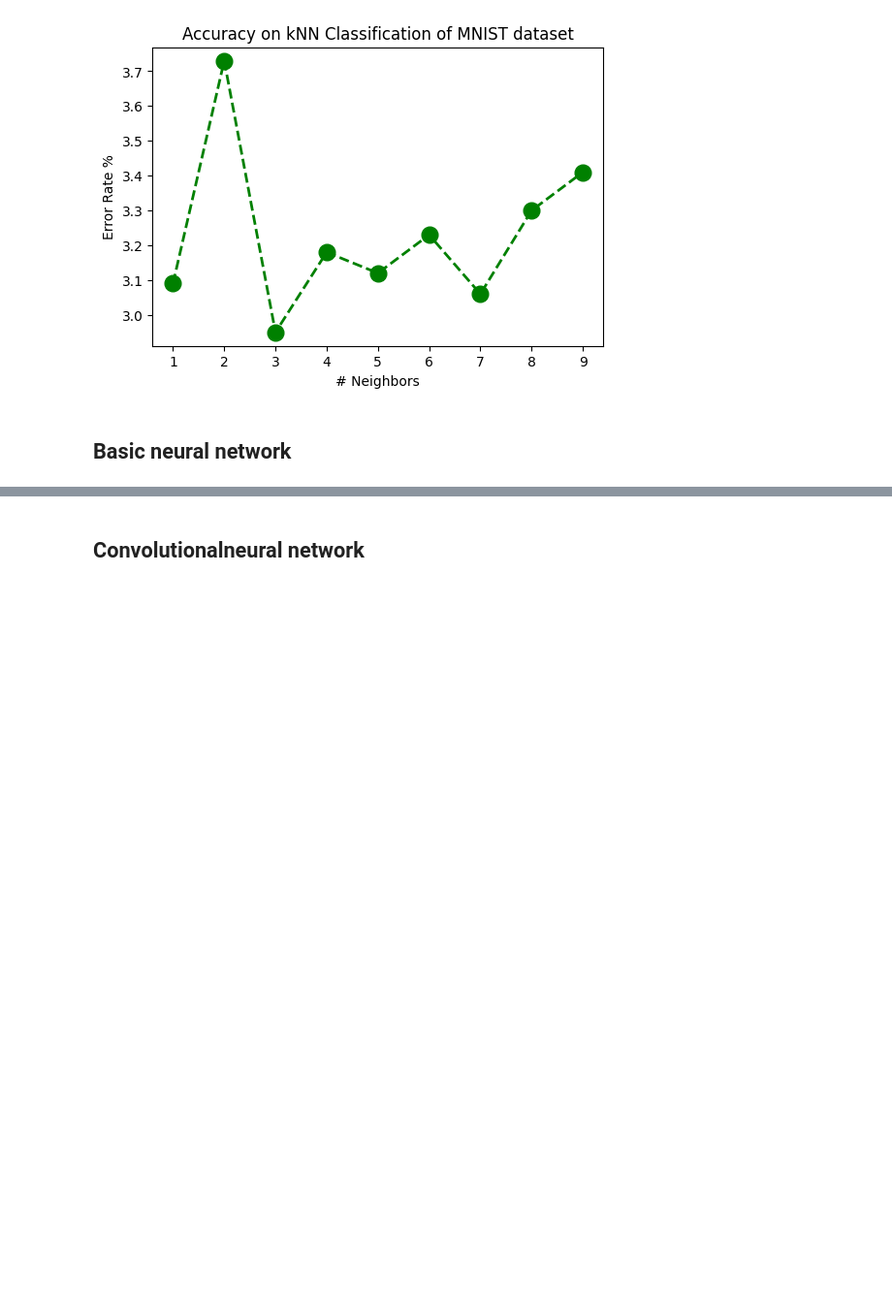
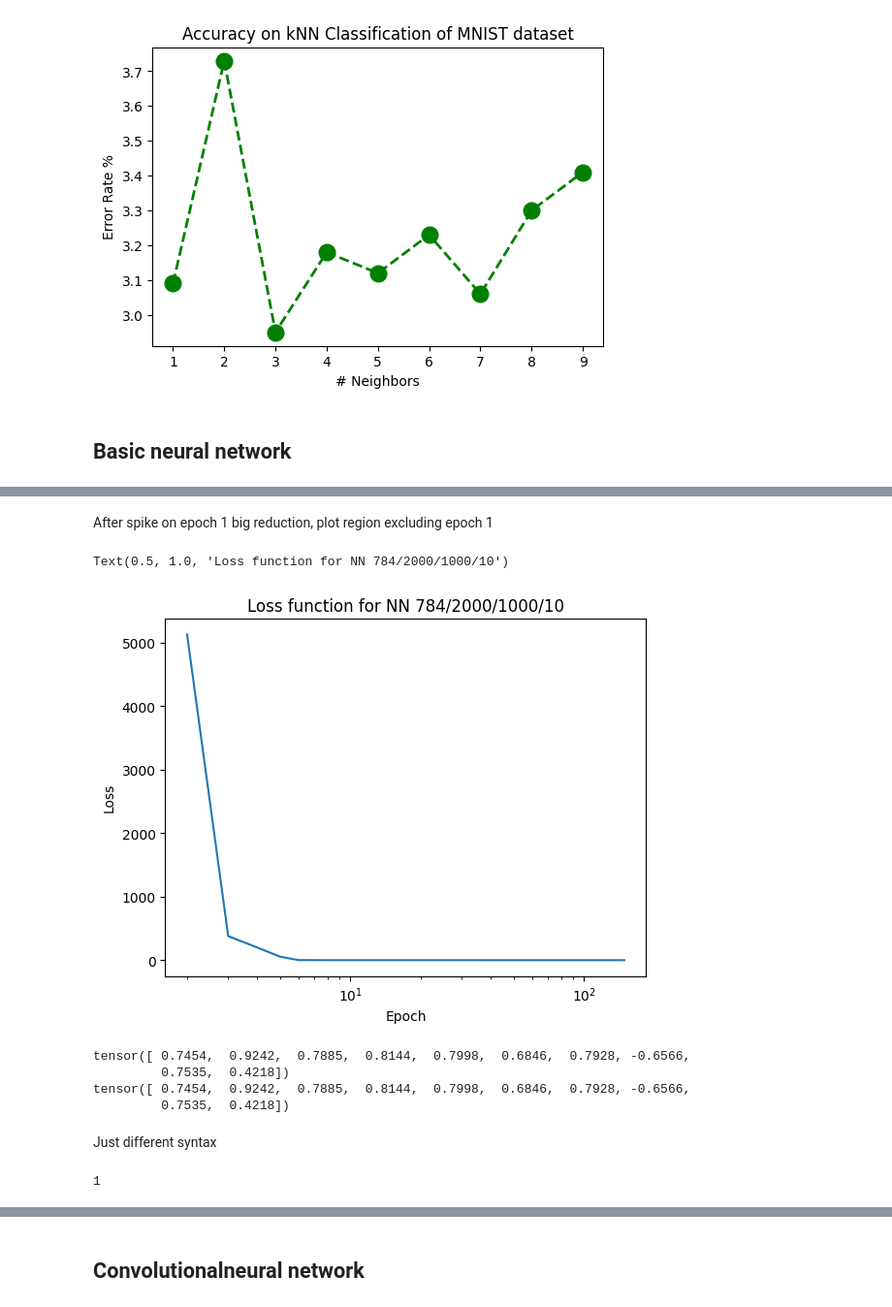
Before and after one commit to matteol1/Data-Science-ML-DL-, a Jupyter notebook: mnist_analysis.ipynb, the cells around one changed output, grey strips where cells are left out. Shown at 97% size. Cells and saved outputs as stored; diff of their text form; code cells hidden in the pictures; blank space fills up the shorter version.

```diff
--- a/mnist_analysis.ipynb
+++ b/mnist_analysis.ipynb
@@ -260,0 +354,30 @@ optim.Adam
+# %% [markdown]
+After spike on epoch 1 big reduction, plot region excluding epoch 1
+# %%
+plt.plot(range(2,150), losses[2:])
+plt.ylabel("Loss")
+plt.xlabel("Epoch")
+plt.xscale('log')
+plt.title('Loss function for NN 784/2000/1000/10')
+#plt.ylim(0,1.4)
+# %% [output]
+Text(0.5, 1.0, 'Loss function for NN 784/2000/1000/10')
+[figure, added]
+# %%
+with torch.no_grad():
+    test_pred = model(X_test[1542])
+    test_pred2 = model.forward(X_test[1542])
+
+print(test_pred)
+print(test_pred2)
+# %% [output]
+tensor([ 0.7454,  0.9242,  0.7885,  0.8144,  0.7998,  0.6846,  0.7928, -0.6566,
+         0.7535,  0.4218])
+tensor([ 0.7454,  0.9242,  0.7885,  0.8144,  0.7998,  0.6846,  0.7928, -0.6566,
+         0.7535,  0.4218])
+# %% [markdown]
+Just different syntax
+# %%
+test_pred.argmax().item()
+# %% [output]
+1
```
Also changed, not shown: parts of 16 cells of this notebook.
